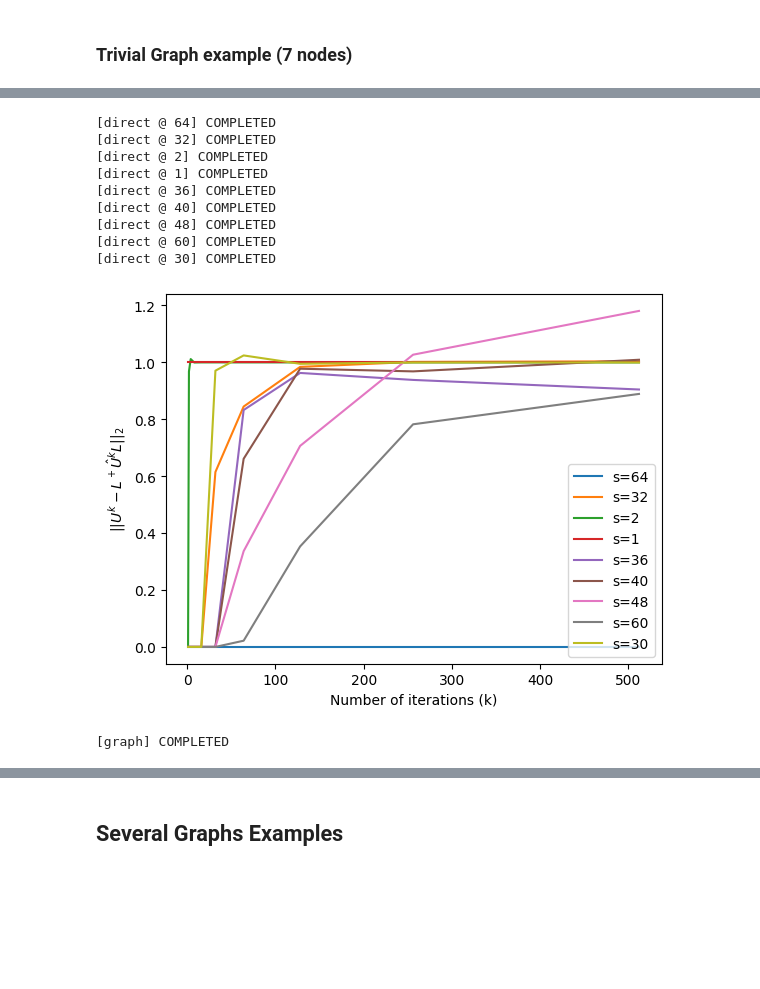
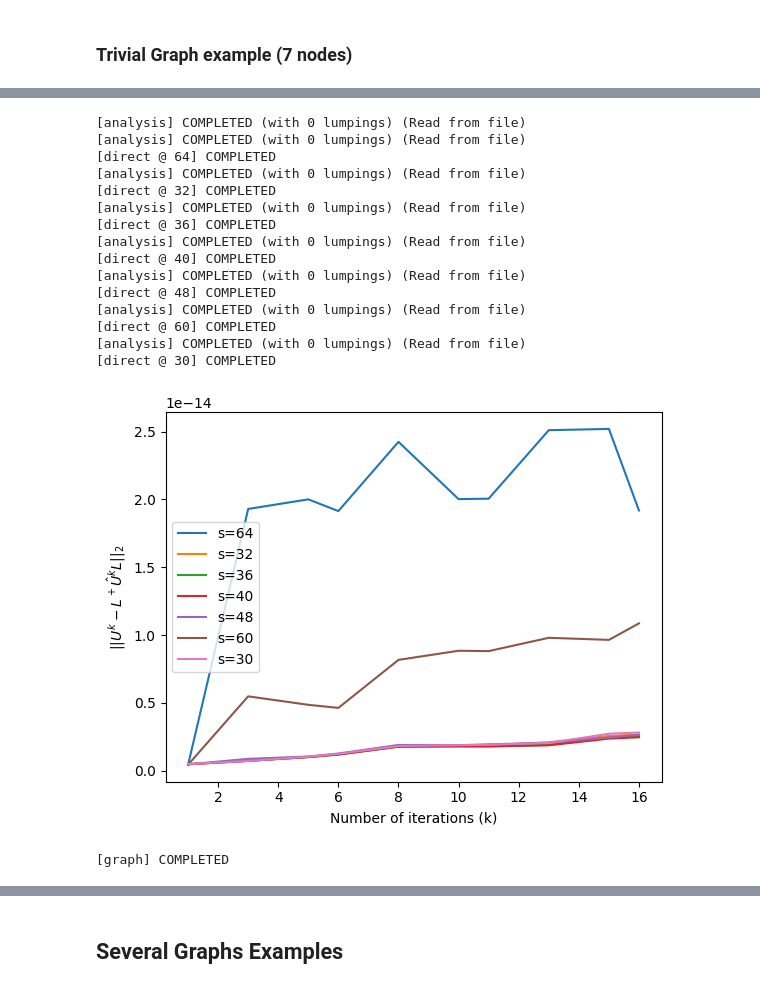
Before and after one commit to Antonio-JP/CLUE, a Jupyter notebook: notebooks/numerical_quantum.ipynb, the cells around one changed output, grey strips where cells are left out. Drawn from its saved outputs; the diff is of its cells as text; code cells hidden in the pictures; blank space fills up the shorter version.

```diff
--- a/notebooks/numerical_quantum.ipynb
+++ b/notebooks/numerical_quantum.ipynb
@@ -48,15 +105,21 @@ qwalk with 7 qubits.
 # %%
-generate_error_graph(QW, bound_lump=125)
+generate_error_graph(QW, bound_lump=(2,125))
 # %% [output]
+[analysis] COMPLETED (with 0 lumpings) (Read from file)
+[analysis] COMPLETED (with 0 lumpings) (Read from file)
 [direct @ 64] COMPLETED
+[analysis] COMPLETED (with 0 lumpings) (Read from file)
 [direct @ 32] COMPLETED
-[direct @ 2] COMPLETED
-[direct @ 1] COMPLETED
+[analysis] COMPLETED (with 0 lumpings) (Read from file)
 [direct @ 36] COMPLETED
+[analysis] COMPLETED (with 0 lumpings) (Read from file)
 [direct @ 40] COMPLETED
+[analysis] COMPLETED (with 0 lumpings) (Read from file)
 [direct @ 48] COMPLETED
+[analysis] COMPLETED (with 0 lumpings) (Read from file)
 [direct @ 60] COMPLETED
+[analysis] COMPLETED (with 0 lumpings) (Read from file)
 [direct @ 30] COMPLETED
-[figure, old version]
+[figure, new version]
 [graph] COMPLETED
 # %%
```
Also changed, not shown: parts of 41 cells of this notebook, 9 other files.
